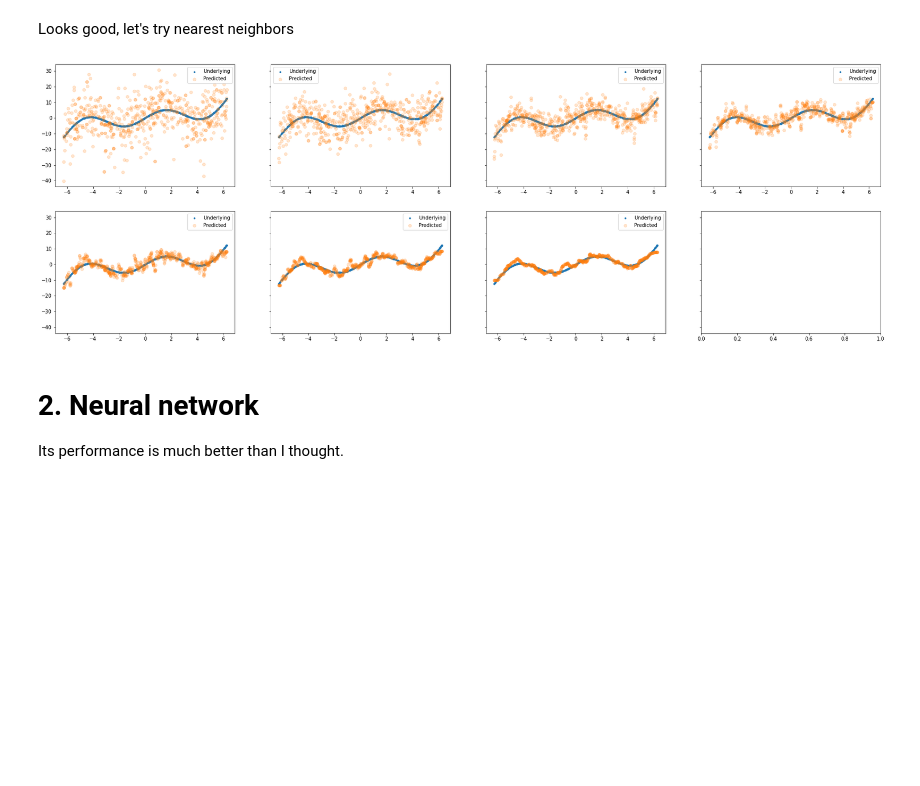
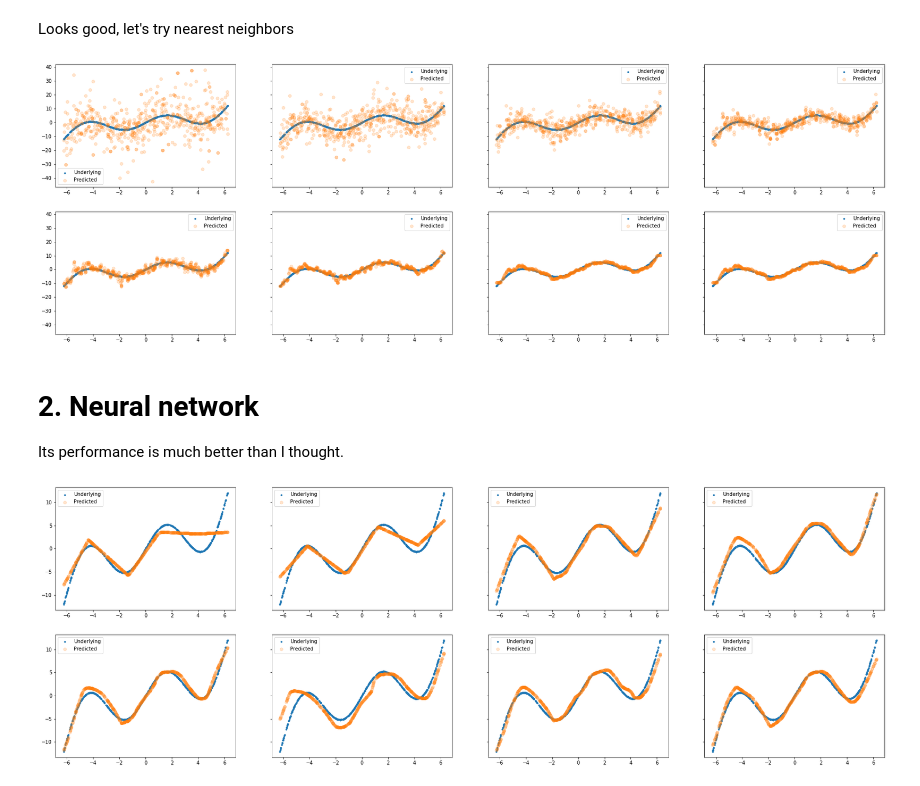
Before and after one commit to alex-lt-kong/data-science, a Jupyter notebook: bias-variance-trade-off.ipynb, the cells around one changed output. Saved outputs shown, nothing was run; the diff lists cells and outputs as text; code cells hidden in the pictures; blank space fills up the shorter version.

```diff
--- a/bias-variance-trade-off.ipynb
+++ b/bias-variance-trade-off.ipynb
@@ -121,28 +155,53 @@ for i in range(ax_len-1):
     axes[int(i / axes.shape[1])][i % axes.shape[1]].scatter(x_test, y_pred, marker='o', alpha=0.2, label='Predicted')
     axes[int(i / axes.shape[1])][i % axes.shape[1]].legend()
 
+parameters = {
+    'n_neighbors':[1, 2, 5, 10, 20, 40, 80],
+    'leaf_size': [10, 20, 30, 40, 50],
+    'algorithm': ['auto', 'ball_tree', 'kd_tree', 'brute']
+}
+regr = GridSearchCV(estimator=knr(), param_grid=parameters, n_jobs=32)
+regr.fit(x_train.reshape(-1, 1), y_train)
+y_pred = regr.predict(x_test.reshape(-1, 1))
+axes[axes.shape[0]-1][axes.shape[1]-1].scatter(x_test, y_test_true, marker='.',s=radius, label='Underlying')
+axes[axes.shape[0]-1][axes.shape[1]-1].scatter(x_test, y_pred, marker='o', alpha=0.2, label='Predicted')
+axes[axes.shape[0]-1][axes.shape[1]-1].legend()
 plt.show()
 # %% [output]
-[figure, old version]
+[figure, new version]
 # %% [markdown]
 # 2. Neural network
 Its performance is much better than I thought.
 # %%
 from sklearn.neural_network import MLPRegressor as mlp
 
 
 fig, axes = plt.subplots(2, 4, sharey='all')
 # SECOND combination is default values
-hidden_layer_sizes = [(50, ), (100, ), (150, 150), (200, 200, 200), (250, 250, 250, 250), (300, 300, 300, 300, 300), (100, 100, 100, 100, 100, 100)]
+hidden_layer_sizes = [(50, ), (100, ), (150, 150), (200, 200, 200), (250, 250, 250, 250), (300, 300, 300, 300, 300), (350, 350, 350, 350, 350, 350)]
 alpha = [0.0005, 0.0001, 0.00005, 0.00001, 0.000005, 0.000001, 0.0000005, 0.0000001]
 # Here we actually are making the model more and more flexible--the default parameter set turns out to have pretty low variance--too low already!
 
 ax_len = axes.shape[0] * axes.shape[1]
 for i in range(ax_len-1):
-    regr = mlp(random_state=1, hidden_layer_sizes=hidden_layer_sizes[i], tol=0.001, max_iter=1000).fit(x_train.reshape(-1, 1), y_train)
+    regr = mlp(random_state=1, hidden_layer_sizes=hidden_layer_sizes[i], tol=1e-3, max_iter=1000).fit(x_train.reshape(-1, 1), y_train)
     y_pred = regr.predict(x_test.reshape(-1, 1))
     axes[int(i / axes.shape[1])][i % axes.shape[1]].scatter(x_test, y_test_true, marker='.',s=radius, label='Underlying')
     axes[int(i / axes.shape[1])][i % axes.shape[1]].scatter(x_test, y_pred, marker='o', alpha=0.2, label='Predicted')
     axes[int(i / axes.shape[1])][i % axes.shape[1]].legend()
 
+parameters = {
+    'hidden_layer_sizes':[(50, ), (100, ), (200, 200), (300, 300, 300), (400, 400, 400, 400), (500, 500, 500, 500, 500), (600, 600, 600, 600, 600, 600)],
+    'alpha': [1e-3, 1e-4,  1e-5, 1e-6],
+    'max_iter': [2000], # 1000 always failed to converge...
+    'tol': [1e-3, 1e-4, 1e-5]
+}
+regr = GridSearchCV(estimator=mlp(), param_grid=parameters, n_jobs=1)
+regr.fit(x_train.reshape(-1, 1), y_train)
+y_pred = regr.predict(x_test.reshape(-1, 1))
+axes[axes.shape[0]-1][axes.shape[1]-1].scatter(x_test, y_test_true, marker='.',s=radius, label='Underlying')
+axes[axes.shape[0]-1][axes.shape[1]-1].scatter(x_test, y_pred, marker='o', alpha=0.2, label='Predicted')
+axes[axes.shape[0]-1][axes.shape[1]-1].legend()
 plt.show()
+# %% [output]
+[figure, added]
```
Also changed, not shown: parts of 5 cells of this notebook.
